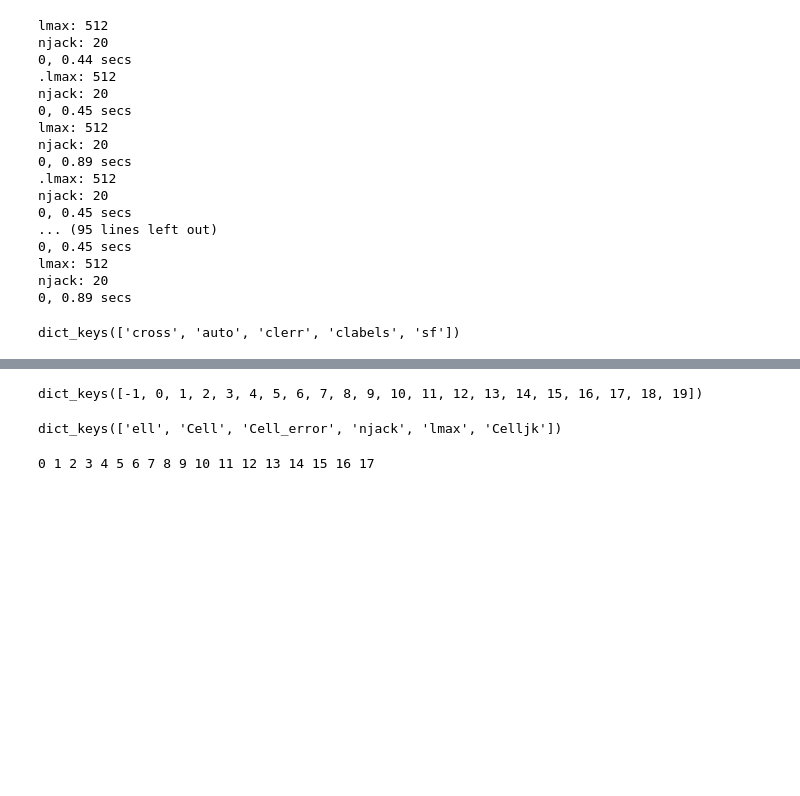
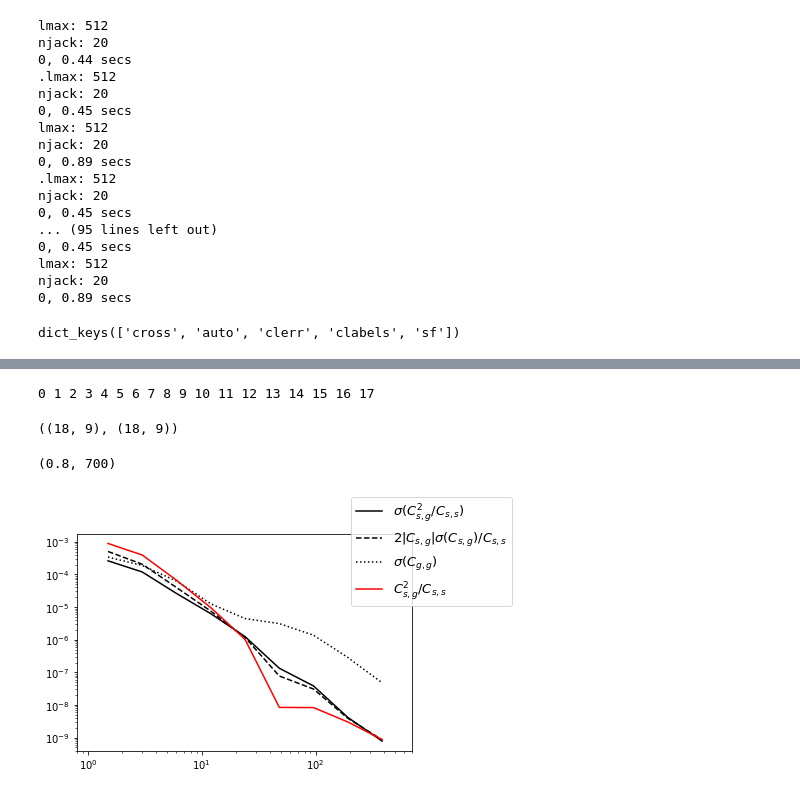
Before and after one commit to mehdirezaie/SYSNet, a Jupyter notebook: src/window_on_cl.ipynb, the cells around one changed output, grey strips where cells are left out. Saved outputs shown, nothing was run; the diff lists cells and outputs as text; code cells hidden in the pictures; blank space fills up the shorter version.

```diff
--- a/src/window_on_cl.ipynb
+++ b/src/window_on_cl.ipynb
@@ -262,11 +264,3 @@ plt.loglog(cldr7_org['clerr']['clerr'], 'k',
-# %%
-clgg['Celljk'].keys()
-# %% [output]
-dict_keys([-1, 0, 1, 2, 3, 4, 5, 6, 7, 8, 9, 10, 11, 12, 13, 14, 15, 16, 17, 18, 19])
-# %%
-clgs[0].keys()
-# %% [output]
-dict_keys(['ell', 'Cell', 'Cell_error', 'njack', 'lmax', 'Celljk'])
 # %%
 from utils import binit
 # %%
@@ -296,5 +290,6 @@ for j in range(18):
 
 
     sig_cross.append(np.sqrt(clvar))
+
+np.save('/Volumes/TimeMachine/data/DR7/results_referee/cl_uni_dr7_sig_sg2_ss.npy',
+       sig_cross)
-# %% [output]
-0 1 2 3 4 5 6 7 8 9 10 11 12 13 14 15 16 17
@@ -304,2 +296,63 @@ np.save('/Volumes/TimeMachine/data/DR7/results_referee/cl_uni_dr7_sig_sg2_ss.npy
+# %%
+ell = np.arange(513)
+
+sig_cross = []
+
+for j in range(18):
+    print(j, end=' ')
+
+    clcross = {}
+
+    _, clss_i = binit(ell, clss[j]['Celljk'][-1])
+
+    for k in range(-1, 20):
+        _,clgs_i = binit(ell, clgs[j]['Celljk'][k])
+
+        clcross[k] =  clgs_i
+
+
+    #--- compute the dispersion
+    clvar = np.zeros(9)
+    njack = 20
+    for i in range(njack):
+        res = (clcross[-1] - clcross[i])
+        clvar += res*res
+    clvar *= (njack-1)/njack
+
+
+    sig_cross.append( 2*np.abs(clcross[-1])*np.sqrt(clvar)/clss_i)
+
+np.save('/Volumes/TimeMachine/data/DR7/results_referee/cl_uni_dr7_2sg_sig_sg_ss.npy',
+       sig_cross)
+# %% [output]
+0 1 2 3 4 5 6 7 8 9 10 11 12 13 14 15 16 17
+# %%
+sig_sg2_ss = np.load('/Volumes/TimeMachine/data/DR7/results_referee/cl_uni_dr7_sig_sg2_ss.npy',
+                       allow_pickle=True)
+sg_sig_sg_ss = np.load('/Volumes/TimeMachine/data/DR7/results_referee/cl_uni_dr7_2sg_sig_sg_ss.npy',
+                       allow_pickle=True)
+# %%
+sig_sg2_ss.shape, sg_sig_sg_ss.shape
+# %% [output]
+((18, 9), (18, 9))
+# %%
+lb, clbe = binit_jac(cldr7_org['clerr']['cljks'])
+# %%
+_, cl_sgb = binit(ell, cldr7_org['cross'][0, :])
+_, clssb = binit(ell, clss[0]['Cell'])
+# %%
+plt.loglog(lb, sig_sg2_ss[0, :], 'k-',
+           lb, sg_sig_sg_ss[0, :], 'k--',
+           lb, clbe,'k:',
+           lb, cl_sgb**2/clssb, 'r-')
+plt.legend([r'$\sigma(C_{s,g}^{2}/C_{s,s})$',
+            r'$2|C_{s,g}|\sigma(C_{s,g})/C_{s,s}$',
+            r'$\sigma(C_{g,g})$',
+           r'$C_{s,g}^{2}/C_{s,s}$'], fontsize=13,
+           bbox_to_anchor=(0.8, 1.2))
+plt.xlim((0.8, 700))
+# %% [output]
+(0.8, 700)
+[figure, added]
 # %%
 plt.loglog(sig_cross[0], 'k-',
```
Also changed, not shown: parts of 8 cells of this notebook, 12 other files.
